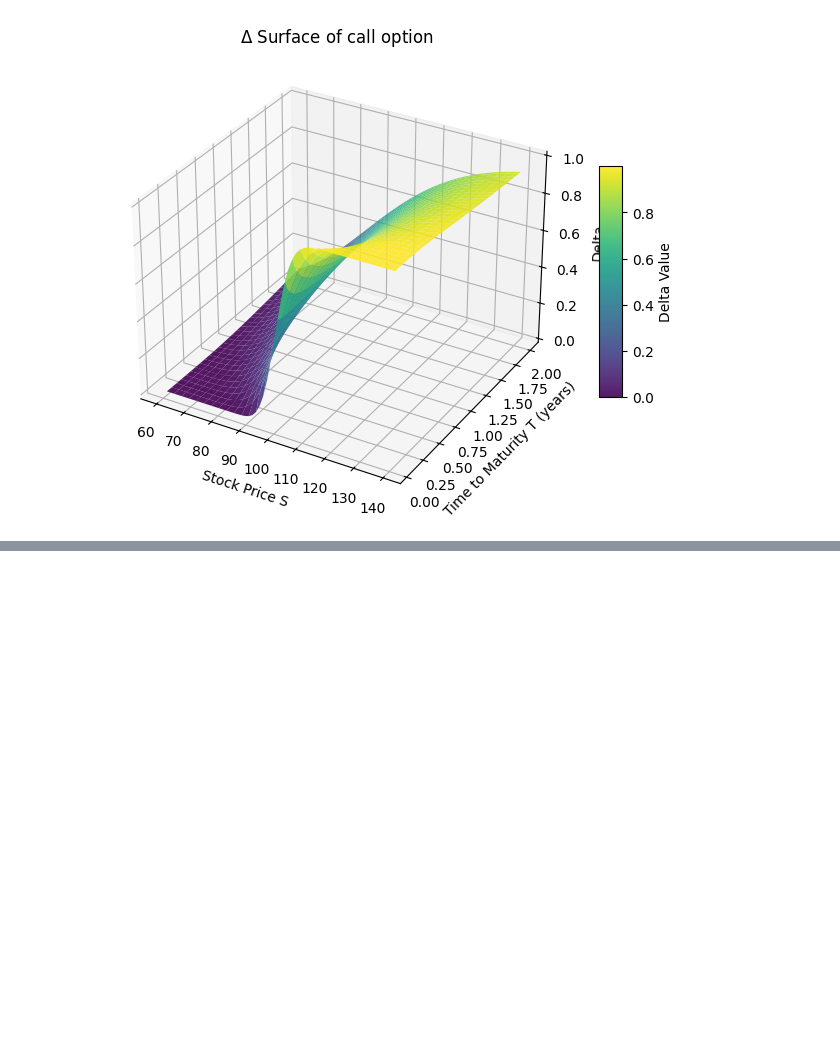
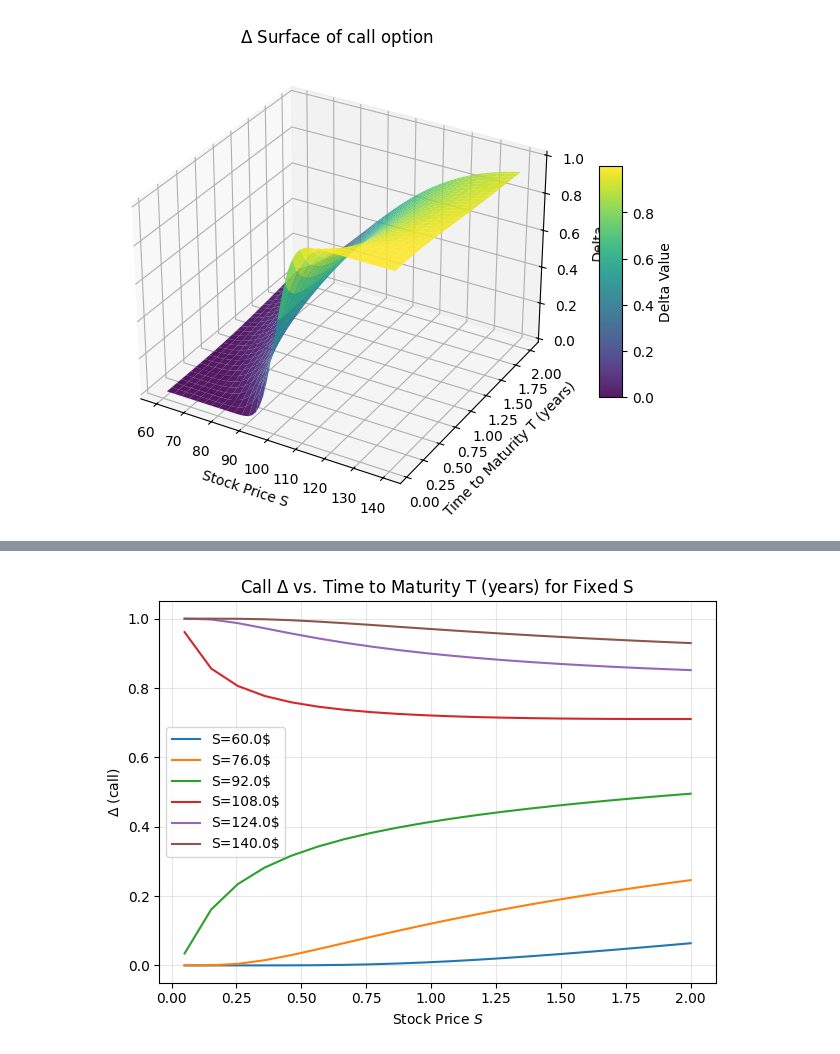
Before and after one commit to conformist89/greeks, a Jupyter notebook: greeks.ipynb, the cells around one changed output, grey strips where cells are left out. Saved outputs shown, nothing was run; the diff lists cells and outputs as text; code cells hidden in the pictures; blank space fills up the shorter version.

```diff
--- a/greeks.ipynb
+++ b/greeks.ipynb
@@ -188,0 +207,26 @@ plt.show()
+# %%
+def plot_greek_vs_T(greek_l, K, r, sigm,time_points,
+                    fixed_ST, opt_type="call"):
+    """
+    Plot Greek(S) for several fixed maturities T in years.
+    S is shown as a multiple of K .
+    """
+
+    if greek_l == "delta":
+        gr_l = r"$\Delta$"
+    if greek_l == "theta":
+        gr_l = r"$\Theta$"
+
+
+    for i in range(len(fixed_ST)):
+        delt_points = greek_delta(K, fixed_ST[i], r, sigm, time_points, opt_type)
+        plt.plot(time_points, delt_points, label=f"S={round(fixed_ST[i],1) }$")
+
+
+    plt.xlabel("Stock Price $S$")
+    plt.ylabel(fr"{gr_l} ({opt_type})")
+    plt.title(fr"{opt_type.capitalize()} {gr_l} vs. Time to Maturity T (years) for Fixed S")
+    plt.grid(True, alpha=0.3)
+    plt.legend()
+    plt.tight_layout()
+    plt.show()
@@ -188,0 +236,4 @@ plt.show()
+# %%
+plot_greek_vs_T("delta", K, r, sigm,time_points, fixed_ST, opt_type="call")
+# %% [output]
+[figure, added]
```
Also changed, not shown: parts of 27 cells of this notebook.
